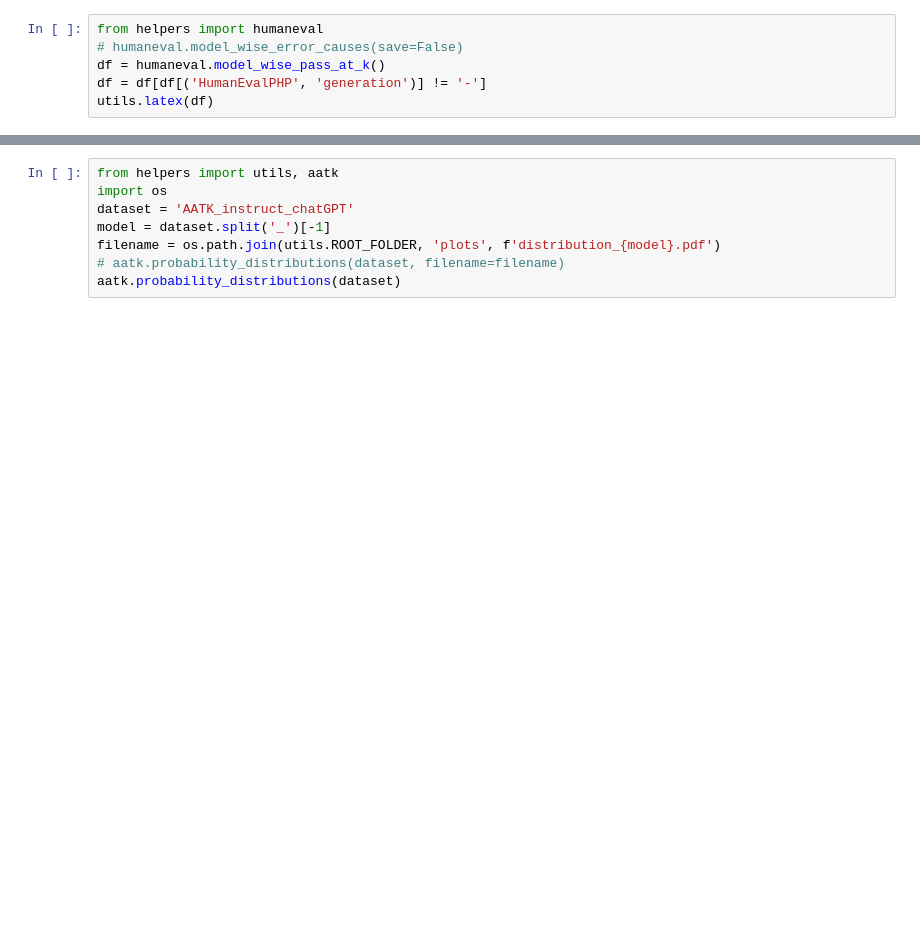
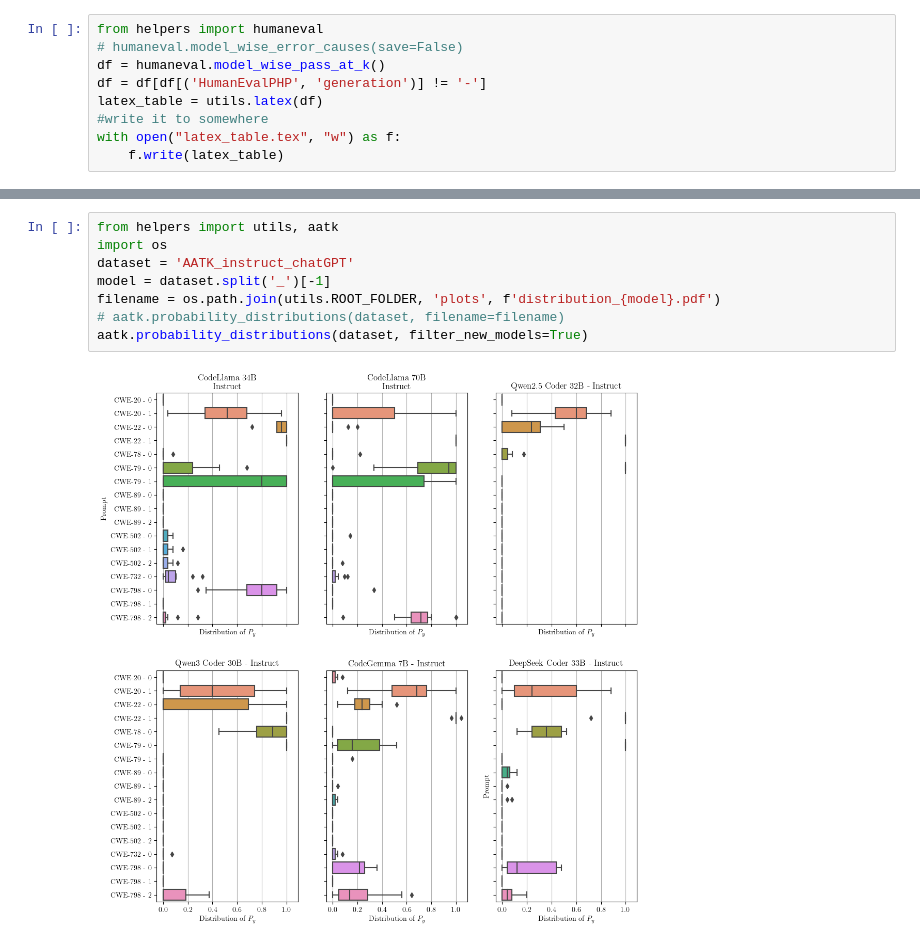
Before and after one commit to fully-anonymized-submission/anonymous, a Jupyter notebook: process.ipynb, the cells around one changed output, grey strips where cells are left out. Drawn from its saved outputs; the diff is of its cells as text; blank space fills up the shorter version.

```diff
--- a/process.ipynb
+++ b/process.ipynb
@@ -13,4 +113,7 @@ from helpers import humaneval
 # humaneval.model_wise_error_causes(save=False)
 df = humaneval.model_wise_pass_at_k()
 df = df[df[('HumanEvalPHP', 'generation')] != '-']
-utils.latex(df)
+latex_table = utils.latex(df)
+#write it to somewhere
+with open("latex_table.tex", "w") as f:
+    f.write(latex_table)
@@ -32,9 +215,11 @@ print(utils.latex(df))
 # %%
 from helpers import utils, aatk
 import os
 dataset = 'AATK_instruct_chatGPT'
 model = dataset.split('_')[-1]
 filename = os.path.join(utils.ROOT_FOLDER, 'plots', f'distribution_{model}.pdf')
 # aatk.probability_distributions(dataset, filename=filename)
-aatk.probability_distributions(dataset)
+aatk.probability_distributions(dataset, filter_new_models=True)
+# %% [output]
+[figure, added]
 # %%
```
Also changed, not shown: parts of 15 cells of this notebook, 2 other files.
